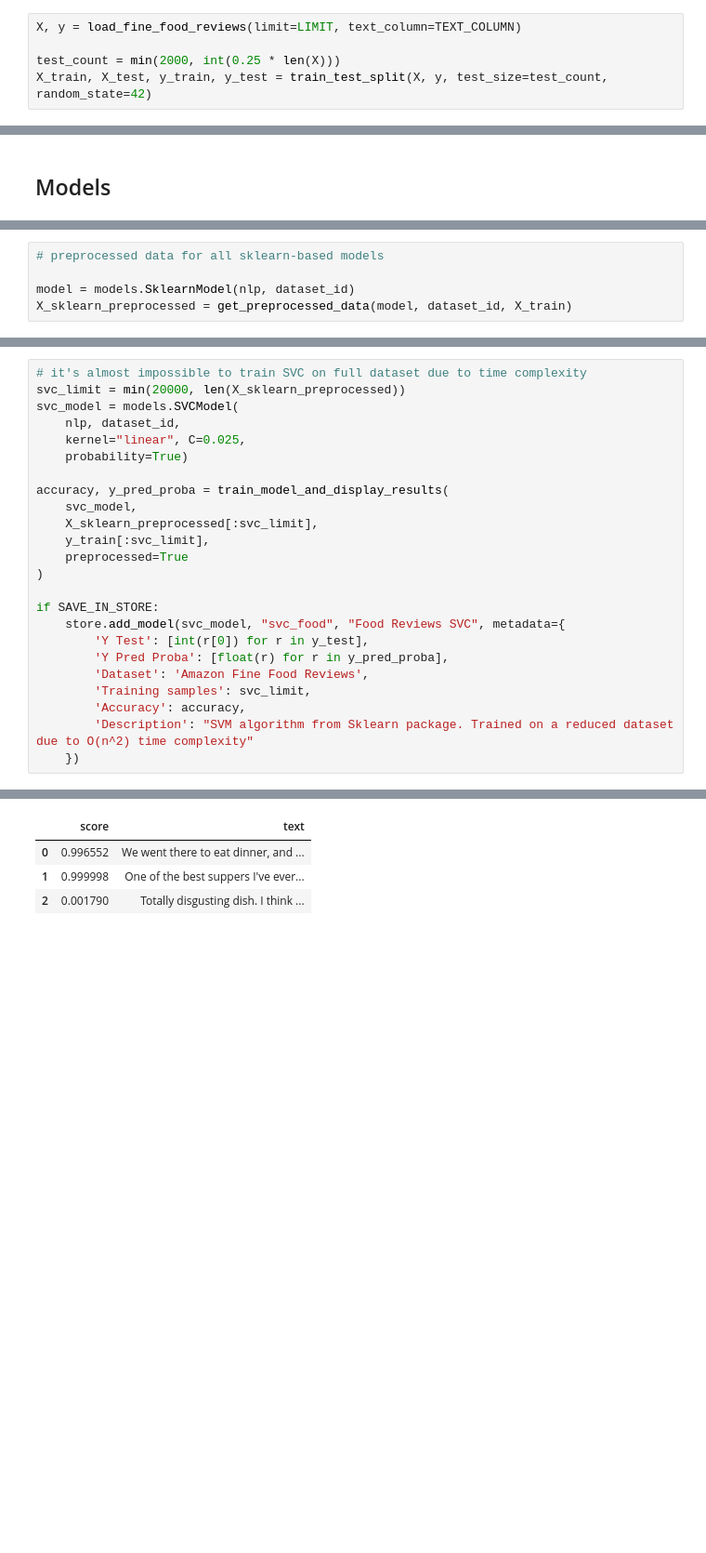
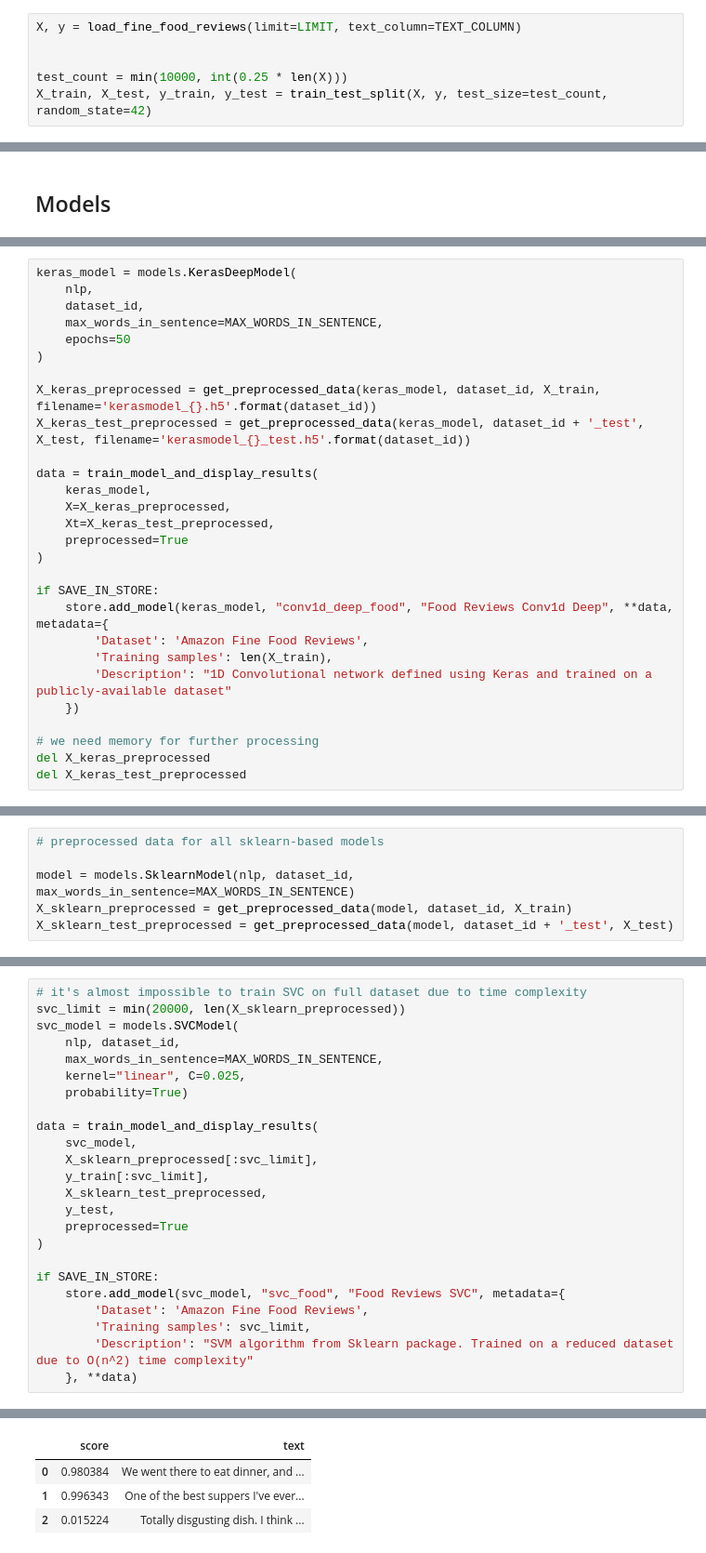
Before and after one commit to Valian/nlp-sentiment-analysis, a Jupyter notebook: src/text_sentiment_analysis_food.ipynb, the cells around one changed output, grey strips where cells are left out. Shown at 93% size. Saved outputs shown, nothing was run; the diff lists cells and outputs as text; blank space fills up the shorter version.

```diff
--- a/src/text_sentiment_analysis_food.ipynb
+++ b/src/text_sentiment_analysis_food.ipynb
@@ -31,7 +31,8 @@ dataset_id = 'food_{}_{}'.format(TEXT_COLUMN.lower(), LIMIT if LIMIT > 0 else 'a
 # %%
 X, y = load_fine_food_reviews(limit=LIMIT, text_column=TEXT_COLUMN)
 
-test_count = min(2000, int(0.25 * len(X)))
+
+test_count = min(10000, int(0.25 * len(X)))
 X_train, X_test, y_train, y_test = train_test_split(X, y, test_size=test_count, random_state=42)
 # %% [markdown]
 ### Preview
@@ -200,0 +272,28 @@ for layer in layers:
+# %%
+keras_model = models.KerasDeepModel(
+    nlp,
+    dataset_id,
+    max_words_in_sentence=MAX_WORDS_IN_SENTENCE,
+    epochs=50
+)
+
+X_keras_preprocessed = get_preprocessed_data(keras_model, dataset_id, X_train, filename='kerasmodel_{}.h5'.format(dataset_id))
+X_keras_test_preprocessed = get_preprocessed_data(keras_model, dataset_id + '_test', X_test, filename='kerasmodel_{}_test.h5'.format(dataset_id))
+
+data = train_model_and_display_results(
+    keras_model,
+    X=X_keras_preprocessed,
+    Xt=X_keras_test_preprocessed,
+    preprocessed=True
+)
+
+if SAVE_IN_STORE:
+    store.add_model(keras_model, "conv1d_deep_food", "Food Reviews Conv1d Deep", **data, metadata={
+        'Dataset': 'Amazon Fine Food Reviews',
+        'Training samples': len(X_train),
+        'Description': "1D Convolutional network defined using Keras and trained on a publicly-available dataset"
+    })
+
+# we need memory for further processing
+del X_keras_preprocessed
+del X_keras_test_preprocessed
@@ -201,7 +342,8 @@ for layer in layers:
 # %%
 # preprocessed data for all sklearn-based models
 
-model = models.SklearnModel(nlp, dataset_id)
+model = models.SklearnModel(nlp, dataset_id, max_words_in_sentence=MAX_WORDS_IN_SENTENCE)
 X_sklearn_preprocessed = get_preprocessed_data(model, dataset_id, X_train)
+X_sklearn_test_preprocessed = get_preprocessed_data(model, dataset_id + '_test', X_test)
 # %% [output]
 Loading cached data...
@@ -211,24 +355,24 @@ Loaded data from 'sklearnmodel_food_text_all.h5'
 svc_limit = min(20000, len(X_sklearn_preprocessed))
 svc_model = models.SVCModel(
     nlp, dataset_id,
+    max_words_in_sentence=MAX_WORDS_IN_SENTENCE,
     kernel="linear", C=0.025,
     probability=True)
 
-accuracy, y_pred_proba = train_model_and_display_results(
+data = train_model_and_display_results(
     svc_model,
     X_sklearn_preprocessed[:svc_limit],
     y_train[:svc_limit],
+    X_sklearn_test_preprocessed,
+    y_test,
     preprocessed=True
 )
 
 if SAVE_IN_STORE:
     store.add_model(svc_model, "svc_food", "Food Reviews SVC", metadata={
-        'Y Test': [int(r[0]) for r in y_test],
-        'Y Pred Proba': [float(r) for r in y_pred_proba],
         'Dataset': 'Amazon Fine Food Reviews',
         'Training samples': svc_limit,
-        'Accuracy': accuracy,
         'Description': "SVM algorithm from Sklearn package. Trained on a reduced dataset due to O(n^2) time complexity"
-    })
+    }, **data)
 # %% [output]
 ## SVCModel
@@ -243,6 +384,6 @@ SVC(C=0.025, cache_size=200, class_weight=None, coef0=0.0,
 #### Model results
 #### Predicted scores
 |  | score | text |
-| 0 | 0.996552 | We went there to eat dinner, and ... |
-| 1 | 0.999998 | One of the best suppers I've ever... |
-| 2 | 0.001790 | Totally disgusting dish. I think ... |
+| 0 | 0.980384 | We went there to eat dinner, and ... |
+| 1 | 0.996343 | One of the best suppers I've ever... |
+| 2 | 0.015224 | Totally disgusting dish. I think ... |
```
Also changed, not shown: parts of 18 cells of this notebook, 10 other files.
